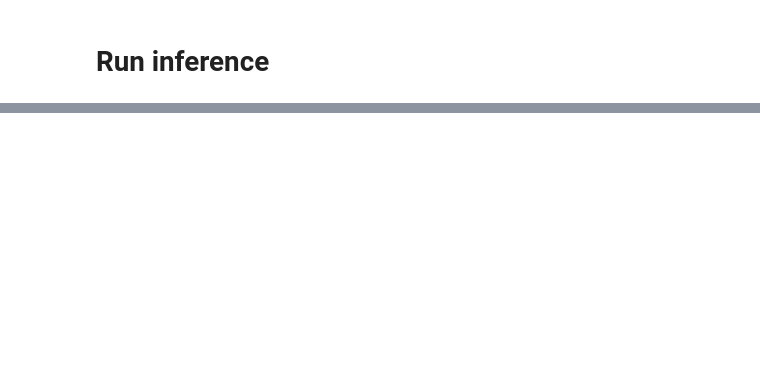
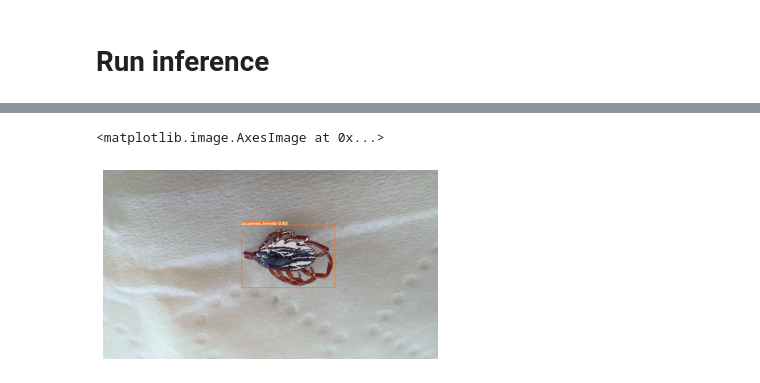
Before and after one commit to icarda-git/TickScan, a Jupyter notebook: Prediction.ipynb, the cells around one changed output, grey strips where cells are left out. Saved outputs shown, nothing was run; the diff lists cells and outputs as text; code cells hidden in the pictures; blank space fills up the shorter version.

```diff
--- a/Prediction.ipynb
+++ b/Prediction.ipynb
@@ -37,0 +54,11 @@ print(f"Setup complete. Using torch {torch.__version__} ({torch.cuda.get_device_
+# %%
+import cv2
+import  matplotlib.pyplot as plt
+
+img = cv2.imread('./yolov5/runs/detect/exp/test_image.jpg')
+img = cv2.cvtColor(img, cv2.COLOR_BGR2RGB)
+plt.axis('off')
+plt.imshow(img)
+# %% [output]
+<matplotlib.image.AxesImage at 0x...>
+[figure, added]
```
Also changed, not shown: parts of 9 cells of this notebook.
